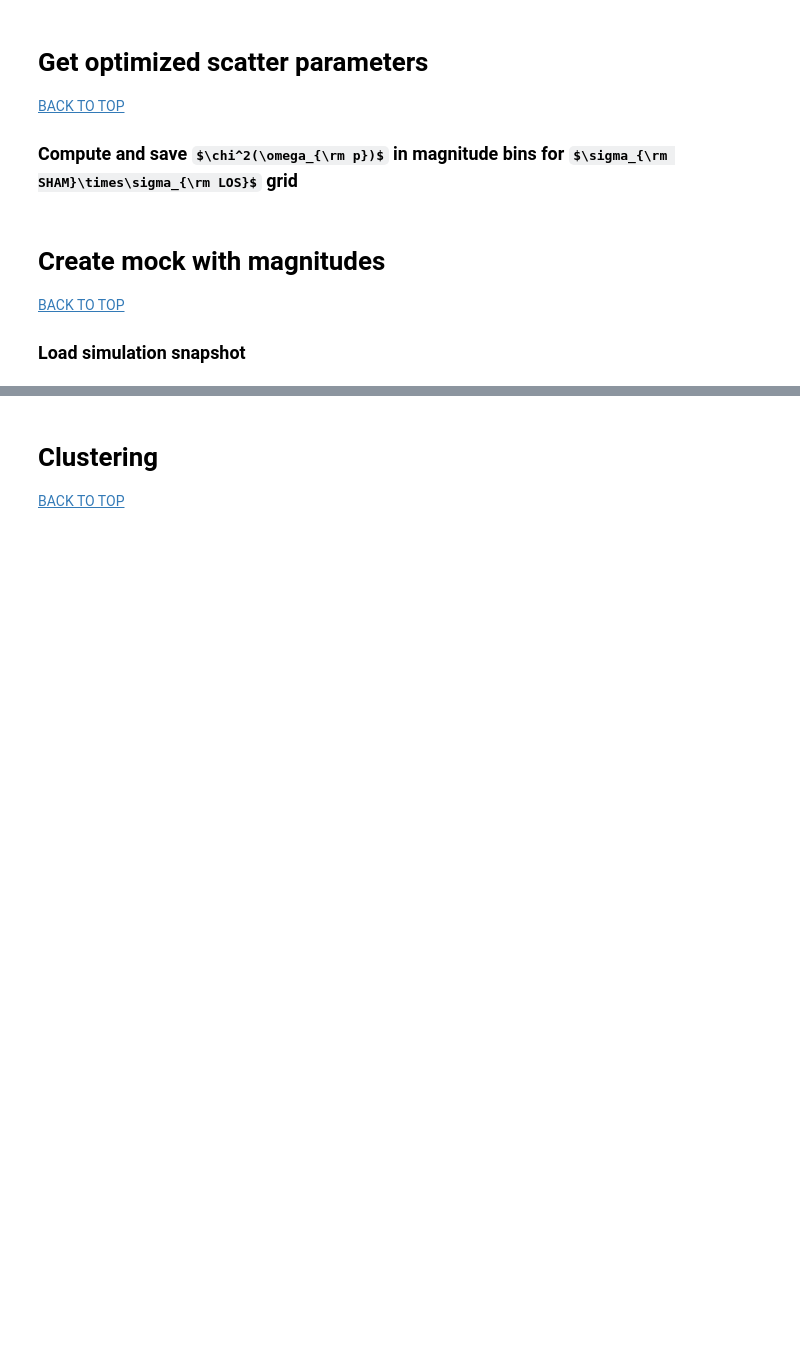
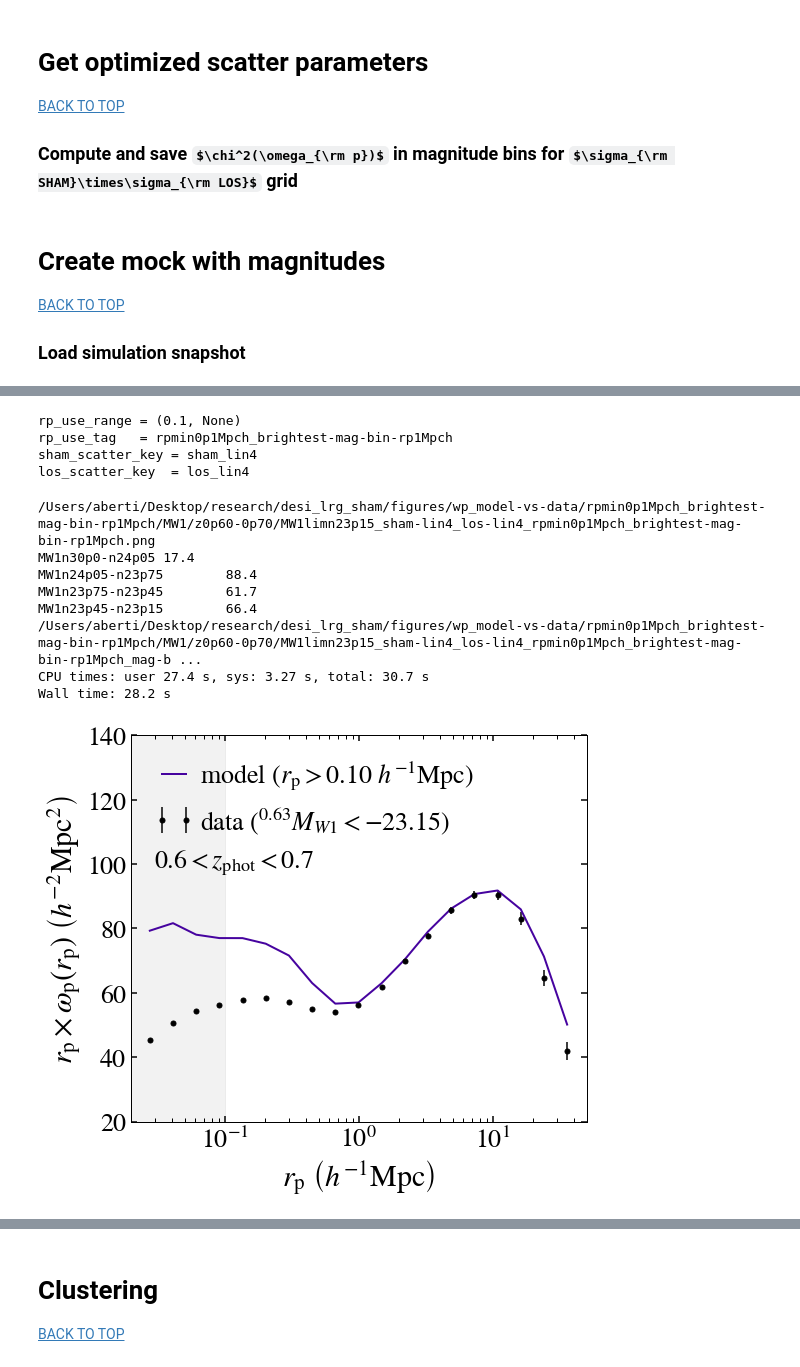
Before and after one commit to angelaberti/desi_lrg_sham, a Jupyter notebook: model_params.ipynb, the cells around one changed output, grey strips where cells are left out. Cells and saved outputs as stored; diff of their text form; code cells hidden in the pictures; some formulas as TeX source; blank space fills up the shorter version.

```diff
--- a/model_params.ipynb
+++ b/model_params.ipynb
@@ -447,0 +1177,36 @@ Wall time: 50.8 s
+# %%
+%%time
+
+print(f"rp_use_range = {rp_use_range}")
+print(f"rp_use_tag   = {rp_use_tag}")
+print(f"sham_scatter_key = {sham_scatter_key}")
+print(f"los_scatter_key  = {los_scatter_key}")
+
+kwargs = dict(DS=1, n_iter=1, boxsize=get_boxsize(sim_tag), BASEDIR=BASEDIR, cat=halocat, sim_tag=sim_tag,
+              brightest_mag_bin_rp1Mpch = True,
+              rp_use_range     = rp_use_range,
+              sham_scatter_key = sham_scatter_key,
+              los_scatter_key  = los_scatter_key,
+              popt             = popt,
+              quiet            = False,
+              save             = False,
+              bin_file         = bin_file_comoving,
+             )
+
+_plot(band, zmin, **kwargs)
+
+_plot_mag_bins(band, zmin, **kwargs)
+# %% [output]
+rp_use_range = (0.1, None)
+rp_use_tag   = rpmin0p1Mpch_brightest-mag-bin-rp1Mpch
+sham_scatter_key = sham_lin4
+los_scatter_key  = los_lin4
+/Users/aberti/Desktop/research/desi_lrg_sham/figures/wp_model-vs-data/rpmin0p1Mpch_brightest-mag-bin-rp1Mpch/MW1/z0p60-0p70/MW1limn23p15_sham-lin4_los-lin4_rpmin0p1Mpch_brightest-mag-bin-rp1Mpch.png
+MW1n30p0-n24p05 17.4
+MW1n24p05-n23p75        88.4
+MW1n23p75-n23p45        61.7
+MW1n23p45-n23p15        66.4
+/Users/aberti/Desktop/research/desi_lrg_sham/figures/wp_model-vs-data/rpmin0p1Mpch_brightest-mag-bin-rp1Mpch/MW1/z0p60-0p70/MW1limn23p15_sham-lin4_los-lin4_rpmin0p1Mpch_brightest-mag-bin-rp1Mpch_mag-b ...
+CPU times: user 27.4 s, sys: 3.27 s, total: 30.7 s
+Wall time: 28.2 s
+[figure, added]
```
Also changed, not shown: parts of 19 cells of this notebook, 12 other files.
